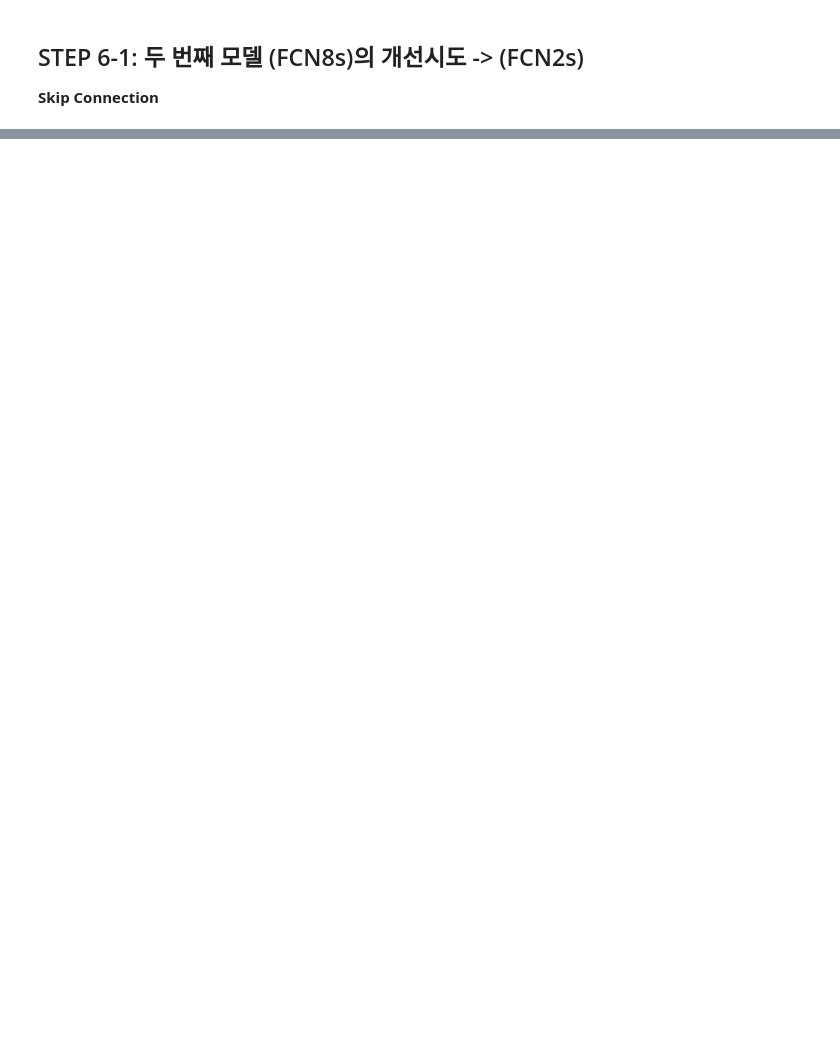
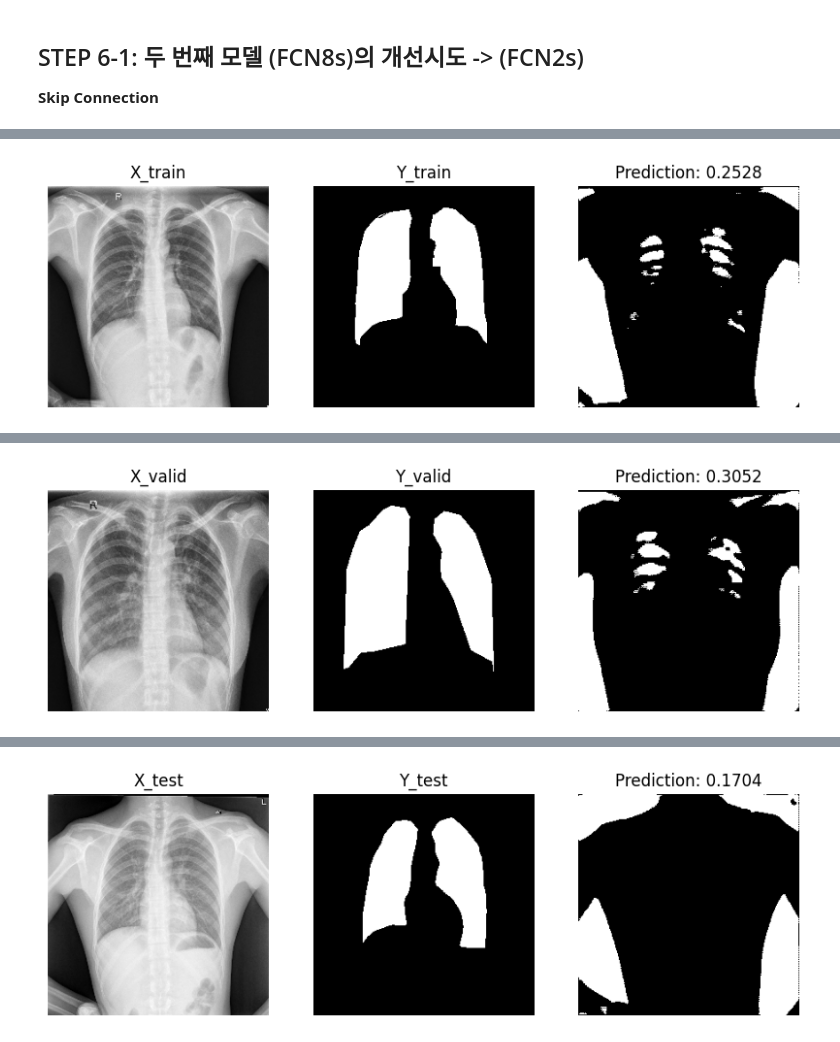
Before and after one commit to whansunKim/keras_image_example, a Jupyter notebook: Day2_3 Keras CNN (Segmentation).ipynb, the cells around one changed output, grey strips where cells are left out. Saved outputs shown, nothing was run; the diff lists cells and outputs as text; code cells hidden in the pictures; blank space fills up the shorter version.

```diff
--- a/Day2_3 Keras CNN (Segmentation).ipynb
+++ b/Day2_3 Keras CNN (Segmentation).ipynb
@@ -860,3 +867,5 @@ Epoch 14/20
 # %%
-model = load_model('best.h5')
+model = load_model('best.h5', compile = False)
+model.compile(loss=dice_coef_loss, optimizer=sgd, metrics=[dice_coef])
 plotPredictions(X_train, y_train, X_valid, y_valid, X_test, y_test, model)
+# %% [output]
@@ -862,0 +874 @@ plotPredictions(X_train, y_train, X_valid, y_valid, X_test, y_test, model)
+[figure, added]
@@ -862,0 +876 @@ plotPredictions(X_train, y_train, X_valid, y_valid, X_test, y_test, model)
+[figure, added]
@@ -863,3 +878,4 @@ plotPredictions(X_train, y_train, X_valid, y_valid, X_test, y_test, model)
+[figure, added]
 # %%
 def unet2(input_size=(256,256,3)):
     inputs = Input(input_size)
```
Also changed, not shown: parts of 6 cells of this notebook.
